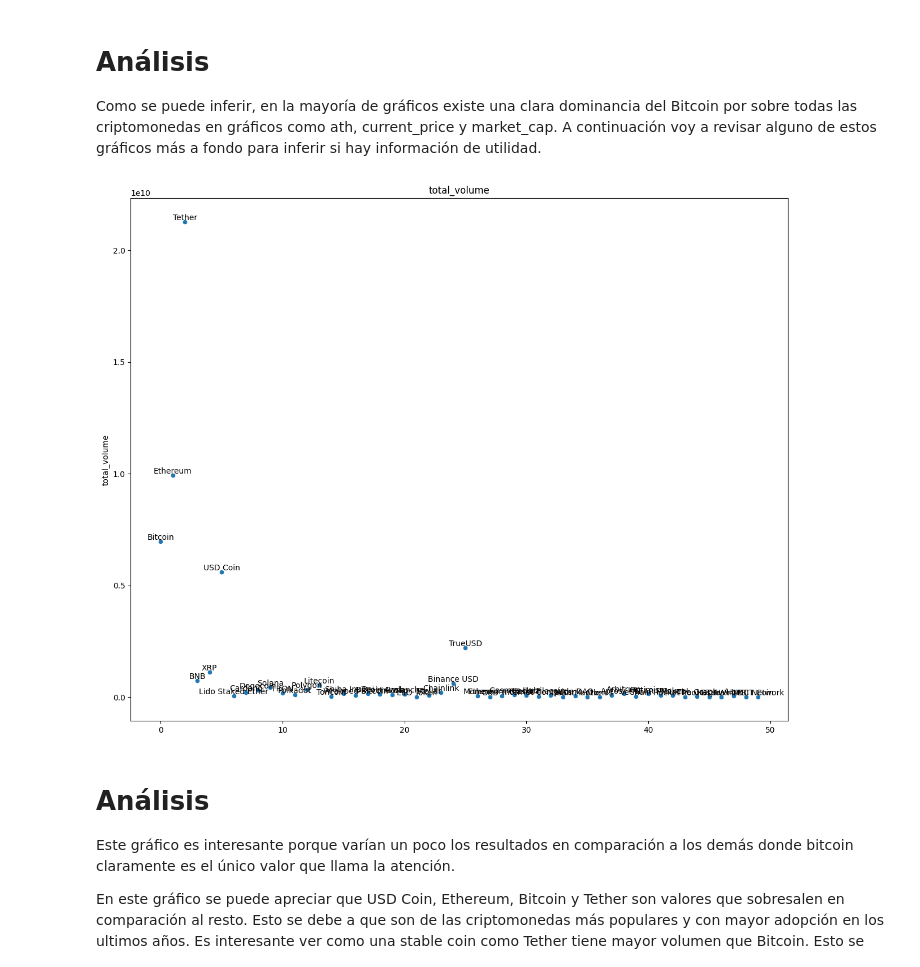
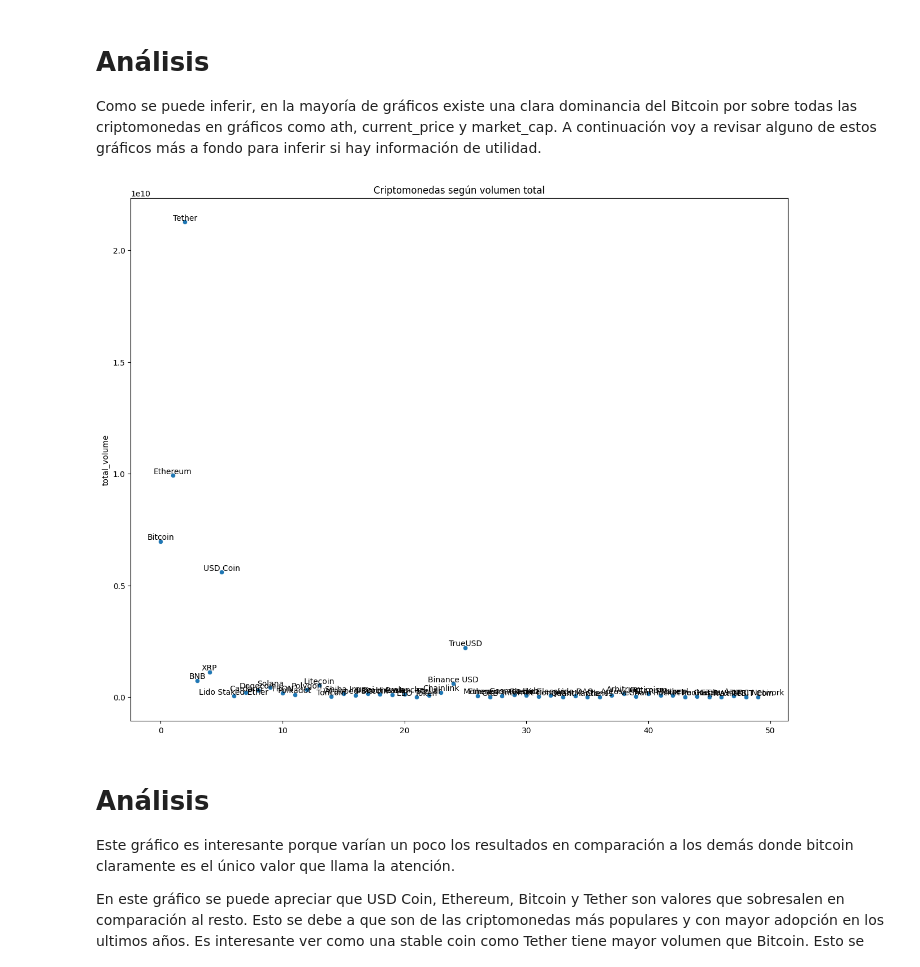
Before and after one commit to Naitais/crypto_dashboard_project, a Jupyter notebook: EDA.ipynb, the cells around one changed output. Drawn from its saved outputs; the diff is of its cells as text; code cells hidden in the pictures.

```diff
--- a/EDA.ipynb
+++ b/EDA.ipynb
@@ -236,14 +238,14 @@ Como se puede inferir, en la mayoría de gráficos existe una clara dominancia d
 # %%
 plt.figure(figsize=(15, 12))
 sns.scatterplot(data=df['total_volume'])
-plt.title("total_volume")
+plt.title("Criptomonedas según volumen total")
 
 for index, row in df.iterrows():
     plt.text(index, row['total_volume'], row['name'], ha='center', va='bottom')
 
 plt.show()
 # %% [output]
-[figure, old version]
+[figure, new version]
 # %% [markdown]
 # Análisis
 
```
Also changed, not shown: parts of 17 cells of this notebook.
